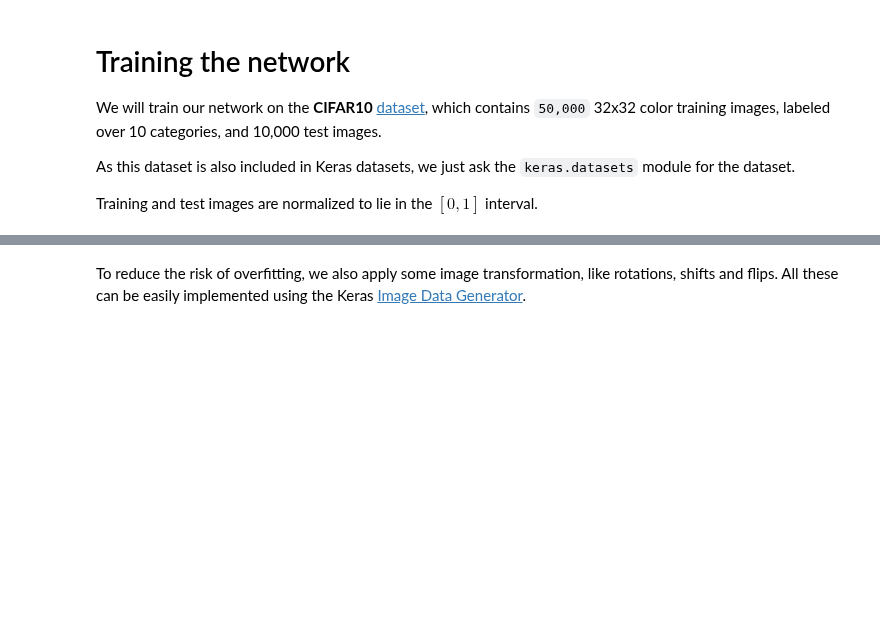
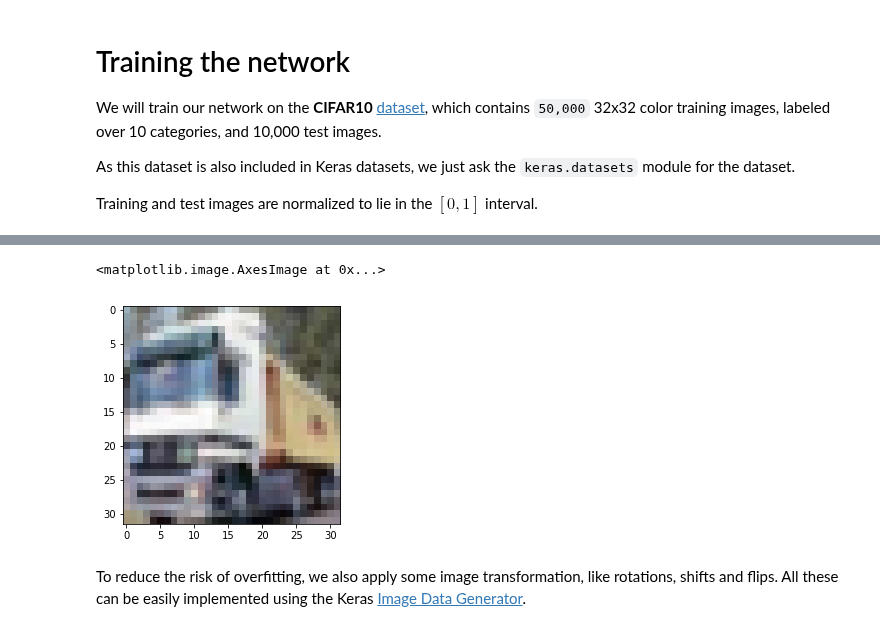
Before and after one commit to leriomaggio/deep-learning-keras-tensorflow, a Jupyter notebook: 3.1 CNN on CIFAR10.ipynb, the cells around one changed output, grey strips where cells are left out. Cells and saved outputs as stored; diff of their text form; code cells hidden in the pictures; blank space fills up the shorter version.

```diff
--- a/3.1 CNN on CIFAR10.ipynb
+++ b/3.1 CNN on CIFAR10.ipynb
@@ -30,3 +43,8 @@ X_test /= 255
+# %%
+plt.imshow(X_train[1])
+# %% [output]
+<matplotlib.image.AxesImage at 0x...>
+[figure, added]
 # %% [markdown]
 To reduce the risk of overfitting, we also apply some image transformation, like rotations, shifts and flips. All these can be easily implemented using the Keras [Image Data Generator](http://keras.io/preprocessing/image/).
 # %% [markdown]
```
Also changed, not shown: parts of 10 cells of this notebook.
